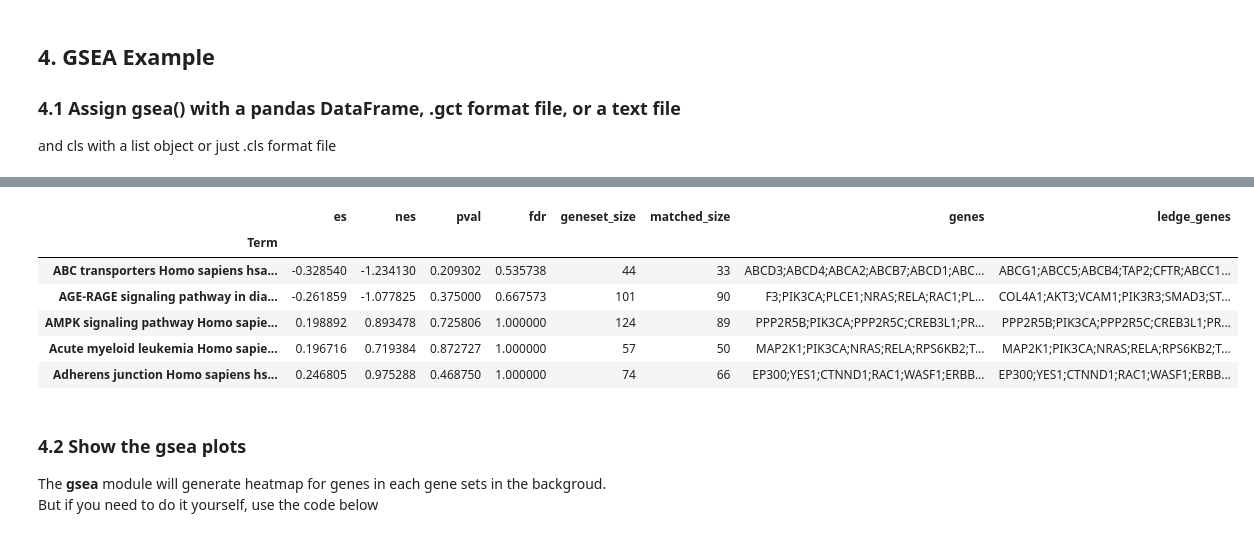
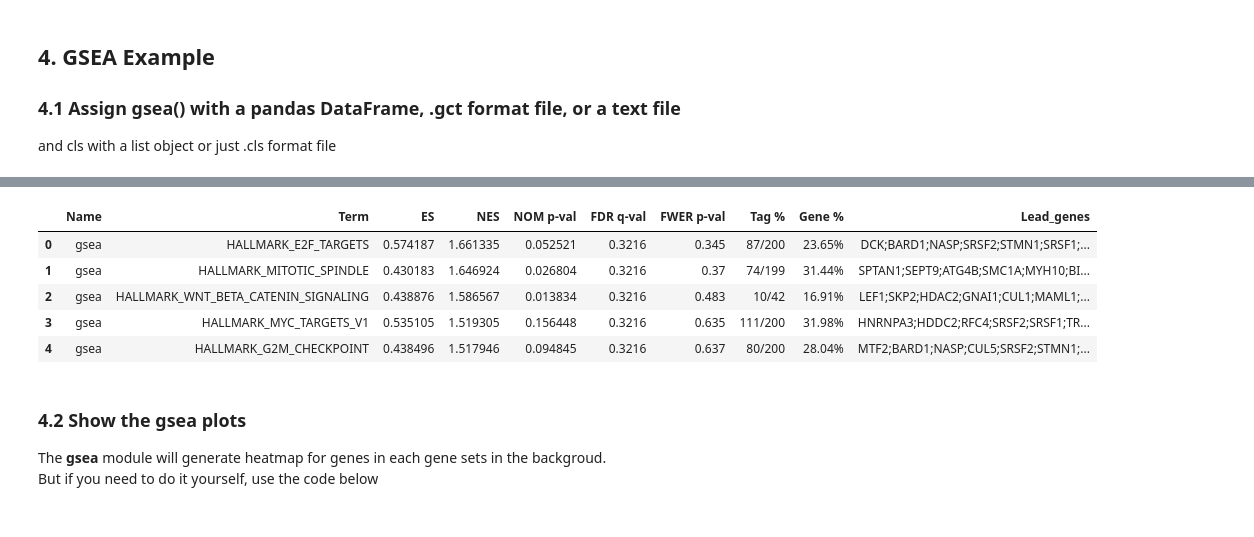
Before and after one commit to zqfang/GSEApy, a Jupyter notebook: docs/gseapy_example.ipynb, the cells around one changed output, grey strips where cells are left out. Saved outputs shown, nothing was run; the diff lists cells and outputs as text; code cells hidden in the pictures.

```diff
--- a/docs/gseapy_example.ipynb
+++ b/docs/gseapy_example.ipynb
@@ -289,4 +313,4 @@ print(class_vector)
 # %%
-gene_exp = pd.read_csv("./tests/data/P53.txt", sep="\t")
+gene_exp = pd.read_csv("./tests/extdata/Leukemia_hgu95av2.trim.txt", sep="\t")
 gene_exp.head()
 # %% [output]
@@ -310,13 +334,11 @@ negtively correlated:  WT
 # enrichr libraries are supported by gsea module. Just provide the name
 
 gs_res = gp.gsea(data=gene_exp, # or data='./P53_resampling_data.txt'
-                 gene_sets='KEGG_2016', # enrichr library names
-                 cls= './tests/data/P53.cls', # cls=class_vector
+                 gene_sets='./tests/extdata/h.all.v7.0.symbols.gmt', # enrichr library names
+                 cls= "./tests/extdata/Leukemia.cls", # cls=class_vector
                  # set permutation_type to phenotype if samples >=15
                  permutation_type='phenotype',
-                 permutation_num=100, # reduce number to speed up test
+                 permutation_num=1000, # reduce number to speed up test
                  outdir=None,  # do not write output to disk
-                 no_plot=True, # Skip plotting
                  method='signal_to_noise',
-                 processes=4, seed= 7,
-                 format='png')
+                 processes=4, seed= 7)
@@ -323,14 +347,13 @@ gs_res = gp.gsea(data=gene_exp, # or data='./P53_resampling_data.txt'
 # %%
 #access the dataframe results throught res2d attribute
-gs_res.res2d.sort_index().head()
+gs_res.res2d.head()
 # %% [output]
-|  | es | nes | pval | fdr | geneset_size | matched_size | genes | ledge_genes |
-| Term |  |  |  |  |  |  |  |  |
-| ABC transporters Homo sapiens hsa... | -0.328540 | -1.234130 | 0.209302 | 0.535738 | 44 | 33 | ABCD3;ABCD4;ABCA2;ABCB7;ABCD1;ABC... | ABCG1;ABCC5;ABCB4;TAP2;CFTR;ABCC1... |
-| AGE-RAGE signaling pathway in dia... | -0.261859 | -1.077825 | 0.375000 | 0.667573 | 101 | 90 | F3;PIK3CA;PLCE1;NRAS;RELA;RAC1;PL... | COL4A1;AKT3;VCAM1;PIK3R3;SMAD3;ST... |
-| AMPK signaling pathway Homo sapie... | 0.198892 | 0.893478 | 0.725806 | 1.000000 | 124 | 89 | PPP2R5B;PIK3CA;PPP2R5C;CREB3L1;PR... | PPP2R5B;PIK3CA;PPP2R5C;CREB3L1;PR... |
-| Acute myeloid leukemia Homo sapie... | 0.196716 | 0.719384 | 0.872727 | 1.000000 | 57 | 50 | MAP2K1;PIK3CA;NRAS;RELA;RPS6KB2;T... | MAP2K1;PIK3CA;NRAS;RELA;RPS6KB2;T... |
-| Adherens junction Homo sapiens hs... | 0.246805 | 0.975288 | 0.468750 | 1.000000 | 74 | 66 | EP300;YES1;CTNND1;RAC1;WASF1;ERBB... | EP300;YES1;CTNND1;RAC1;WASF1;ERBB... |
+|  | Name | Term | ES | NES | NOM p-val | FDR q-val | FWER p-val | Tag % | Gene % | Lead_genes |
+| 0 | gsea | HALLMARK_E2F_TARGETS | 0.574187 | 1.661335 | 0.052521 | 0.3216 | 0.345 | 87/200 | 23.65% | DCK;BARD1;NASP;SRSF2;STMN1;SRSF1;... |
+| 1 | gsea | HALLMARK_MITOTIC_SPINDLE | 0.430183 | 1.646924 | 0.026804 | 0.3216 | 0.37 | 74/199 | 31.44% | SPTAN1;SEPT9;ATG4B;SMC1A;MYH10;BI... |
+| 2 | gsea | HALLMARK_WNT_BETA_CATENIN_SIGNALING | 0.438876 | 1.586567 | 0.013834 | 0.3216 | 0.483 | 10/42 | 16.91% | LEF1;SKP2;HDAC2;GNAI1;CUL1;MAML1;... |
+| 3 | gsea | HALLMARK_MYC_TARGETS_V1 | 0.535105 | 1.519305 | 0.156448 | 0.3216 | 0.635 | 111/200 | 31.98% | HNRNPA3;HDDC2;RFC4;SRSF2;SRSF1;TR... |
+| 4 | gsea | HALLMARK_G2M_CHECKPOINT | 0.438496 | 1.517946 | 0.094845 | 0.3216 | 0.637 | 80/200 | 28.04% | MTF2;BARD1;NASP;CUL5;SRSF2;STMN1;... |
 # %% [markdown]
 ### 4.2 Show the gsea plots
 
```
Also changed, not shown: parts of 49 cells of this notebook, 1 other file.
